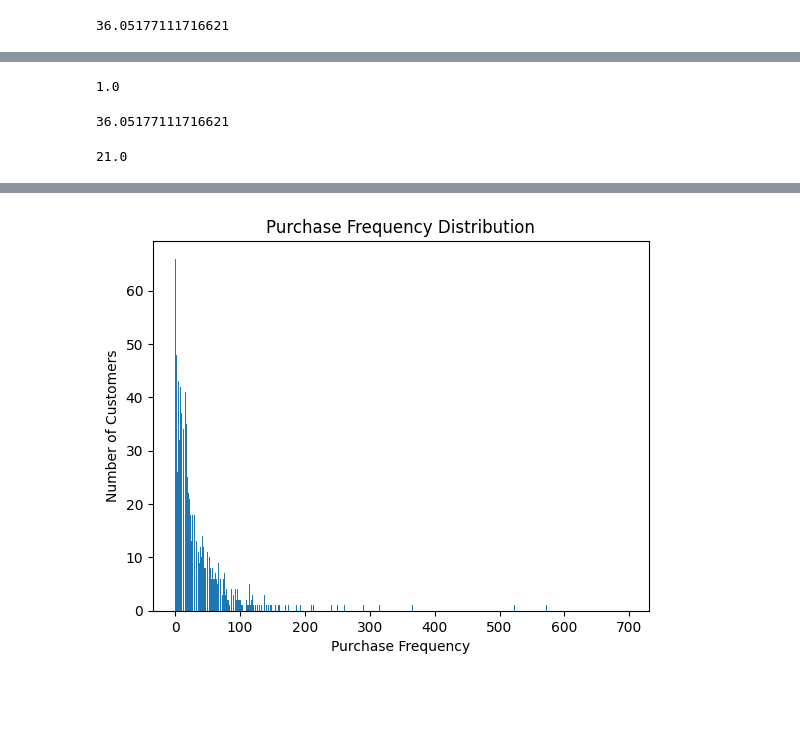
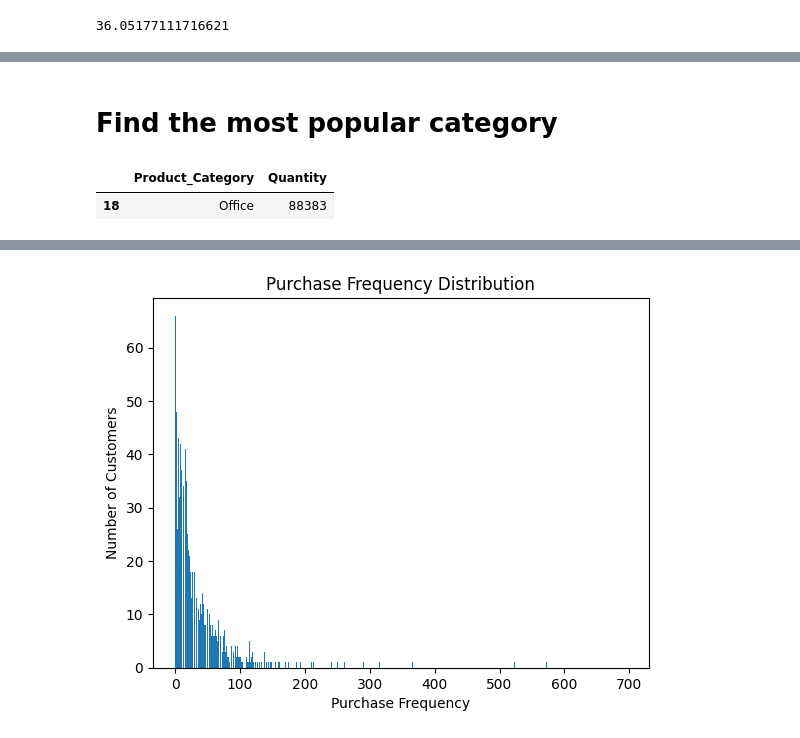
Before and after one commit to SoLitaP/DS-Final-Project, a Jupyter notebook: DS-Project.ipynb, the cells around one changed output, grey strips where cells are left out. Saved outputs shown, nothing was run; the diff lists cells and outputs as text; code cells hidden in the pictures; blank space fills up the shorter version.

```diff
--- a/DS-Project.ipynb
+++ b/DS-Project.ipynb
@@ -301,15 +325,8 @@ highest_purchase_frequency
+# %% [markdown]
+# Find the most popular category
 # %%
-lowest_purchase_frequency = df4['purchase_frequency'].min()
-lowest_purchase_frequency
+most_popularCategory = category_sum1.head(1)
+most_popularCategory
 # %% [output]
-1.0
+|  | Product_Category | Quantity |
+| 18 | Office | 88383 |
-# %%
-mean_purchase_frequency = df4['purchase_frequency'].mean()
-mean_purchase_frequency
-# %% [output]
-36.05177111716621
-# %%
-median_purchase_frequency = df4['purchase_frequency'].median()
-median_purchase_frequency
-# %% [output]
-21.0
```
Also changed, not shown: parts of 45 cells of this notebook.
